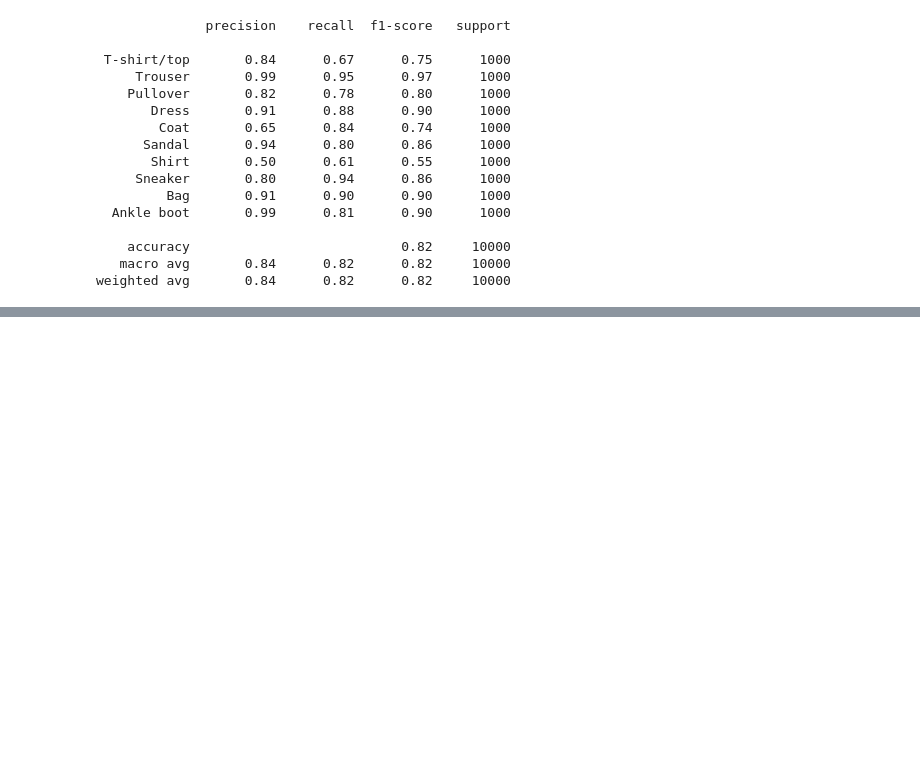
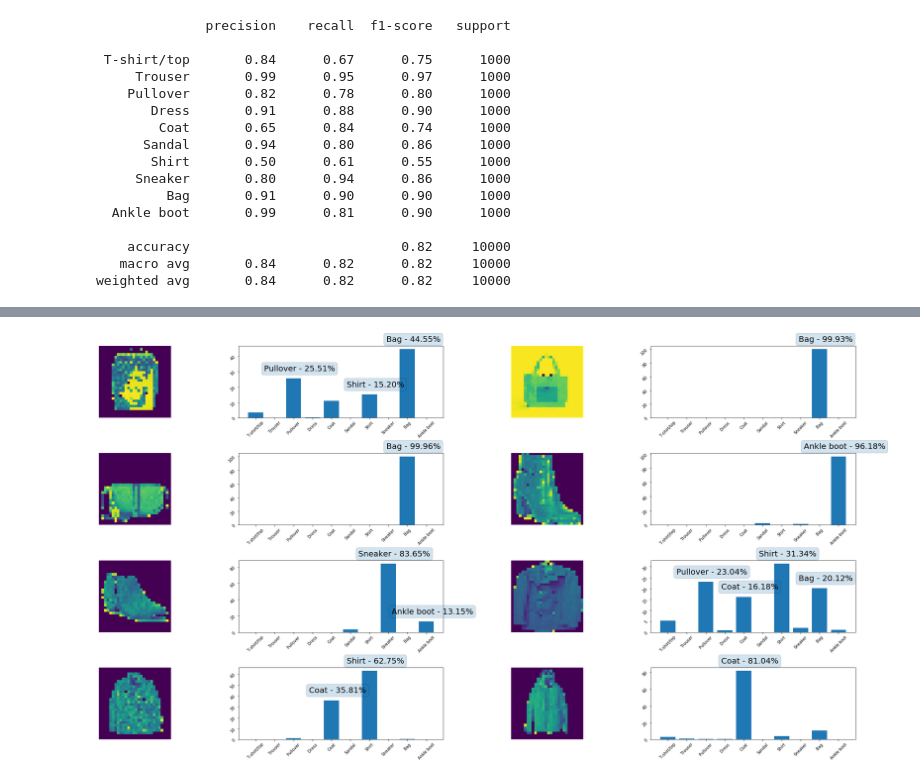
Before and after one commit to RinerAlexander/FashionVision, a Jupyter notebook: MachineLearning.ipynb, the cells around one changed output, grey strips where cells are left out. Cells and saved outputs as stored; diff of their text form; code cells hidden in the pictures; blank space fills up the shorter version.

```diff
--- a/MachineLearning.ipynb
+++ b/MachineLearning.ipynb
@@ -202,0 +312,21 @@ weighted avg       0.84      0.82      0.82     10000
+# %%
+pic = 0
+fig, ax = plt.subplots(4,4, figsize =(30,15))
+for i in range(4):
+  for k in range(4):
+    if k % 2 == 0:
+      ax[i,k].imshow(images[pic])
+      ax[i,k].axis('off')
+      ax[i,k].grid(False)
+    elif k % 2 == 1:
+      ax[i,k].bar(class_names, predicted_images1[pic-1]* 100 )
+      ax[i,k].tick_params(rotation =45)
+      for a,p in enumerate(ax[i,k].patches):
+        if p.get_height() > 12:
+
+            ax[i,k].annotate(f"{class_names[a]} - "+format( p.get_height(),'.2f') + "%", (p.get_x() + p.get_width() / 2., p.get_height()), bbox=dict(boxstyle="round", alpha=0.2),size = 20, ha = 'center', va = 'bottom', xytext = (15,15), textcoords = 'offset points')
+    pic +=1
+
+plt.tight_layout()
+# %% [output]
+[figure, added]
```
Also changed, not shown: parts of 13 cells of this notebook, 50 other files.
